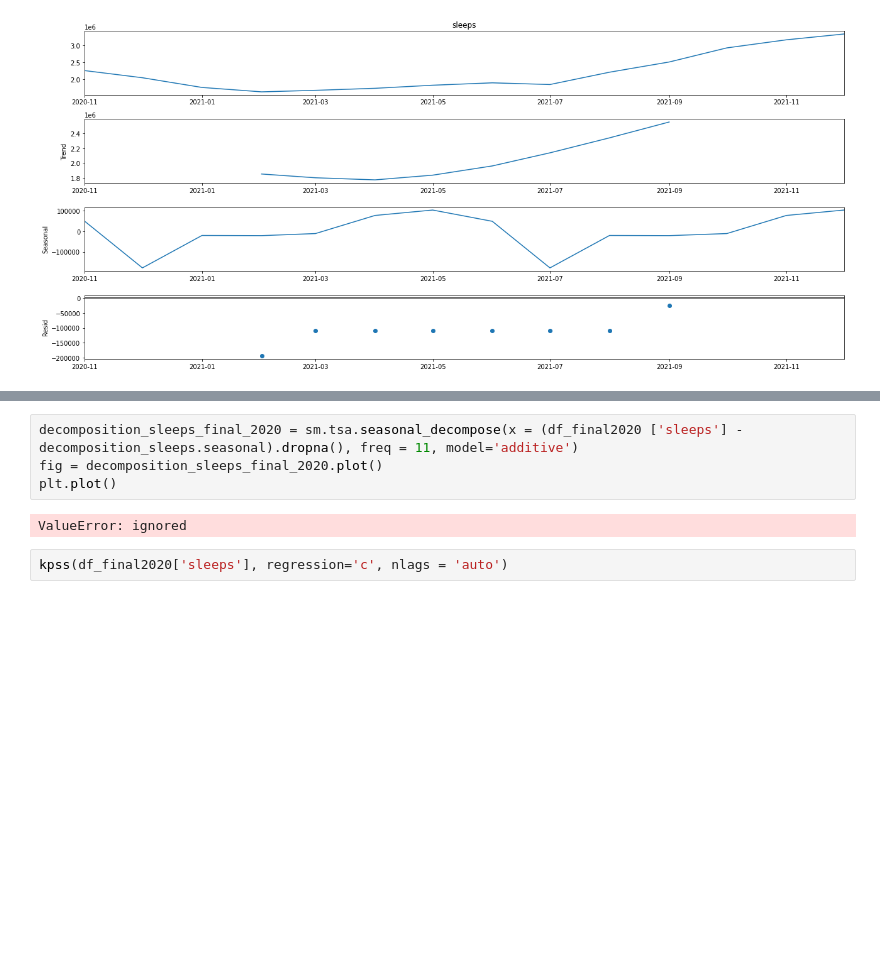
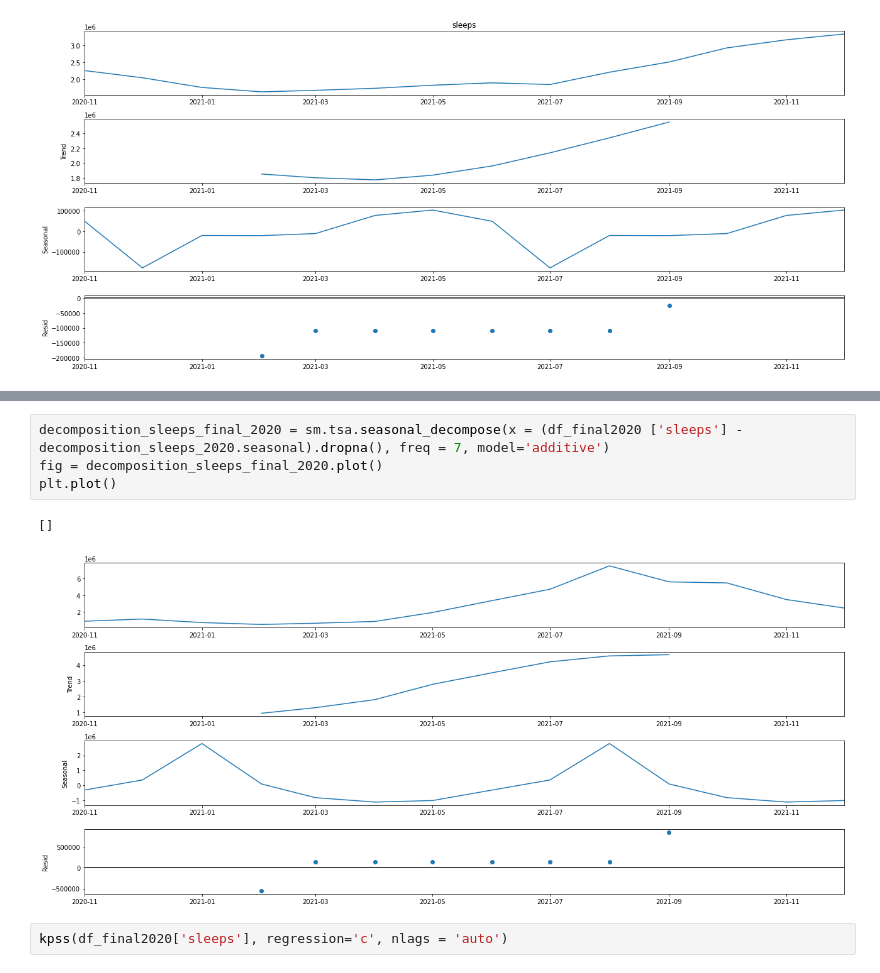
Before and after one commit to LuisaPolicarpo/Project5, a Jupyter notebook: Time_series_s_e_g.ipynb, the cells around one changed output, grey strips where cells are left out. Drawn from its saved outputs; the diff is of its cells as text; blank space fills up the shorter version.

```diff
--- a/Time_series_s_e_g.ipynb
+++ b/Time_series_s_e_g.ipynb
@@ -866,9 +877,10 @@ plt.show()
 # %%
-decomposition_sleeps_final_2020 = sm.tsa.seasonal_decompose(x = (df_final2020 ['sleeps'] - decomposition_sleeps.seasonal).dropna(), freq = 11, model='additive')
+decomposition_sleeps_final_2020 = sm.tsa.seasonal_decompose(x = (df_final2020 ['sleeps'] - decomposition_sleeps_2020.seasonal).dropna(), freq = 7, model='additive')
 fig = decomposition_sleeps_final_2020.plot()
 plt.plot()
 # %% [output]
-ValueError: ignored
+[]
+[figure, added]
 # %%
 kpss(df_final2020['sleeps'], regression='c', nlags = 'auto')
 # %% [output]
```
Also changed, not shown: parts of 20 cells of this notebook.
